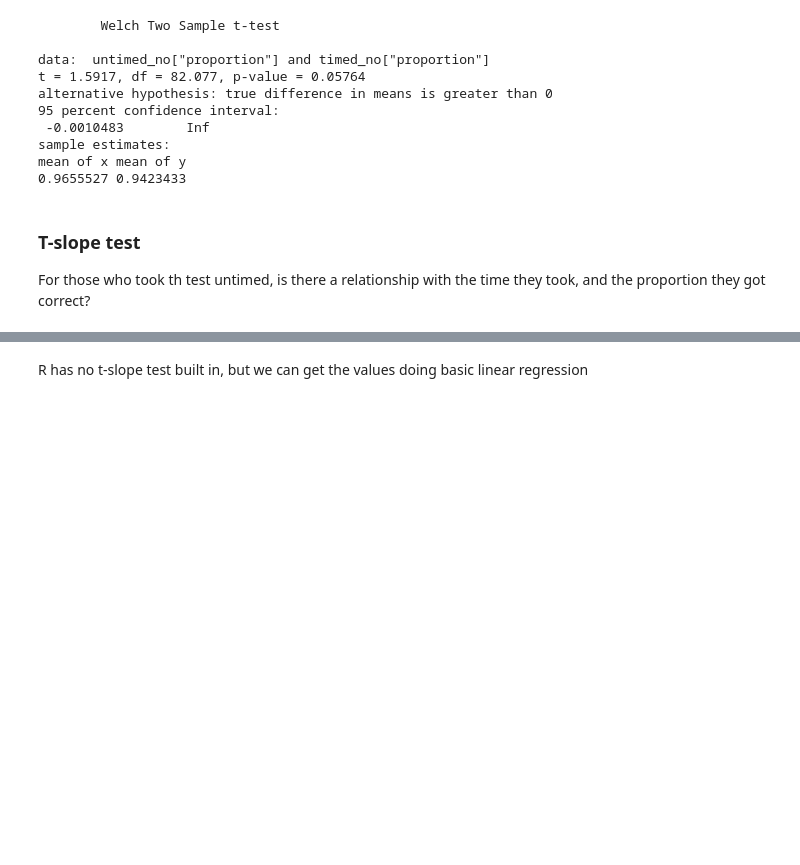
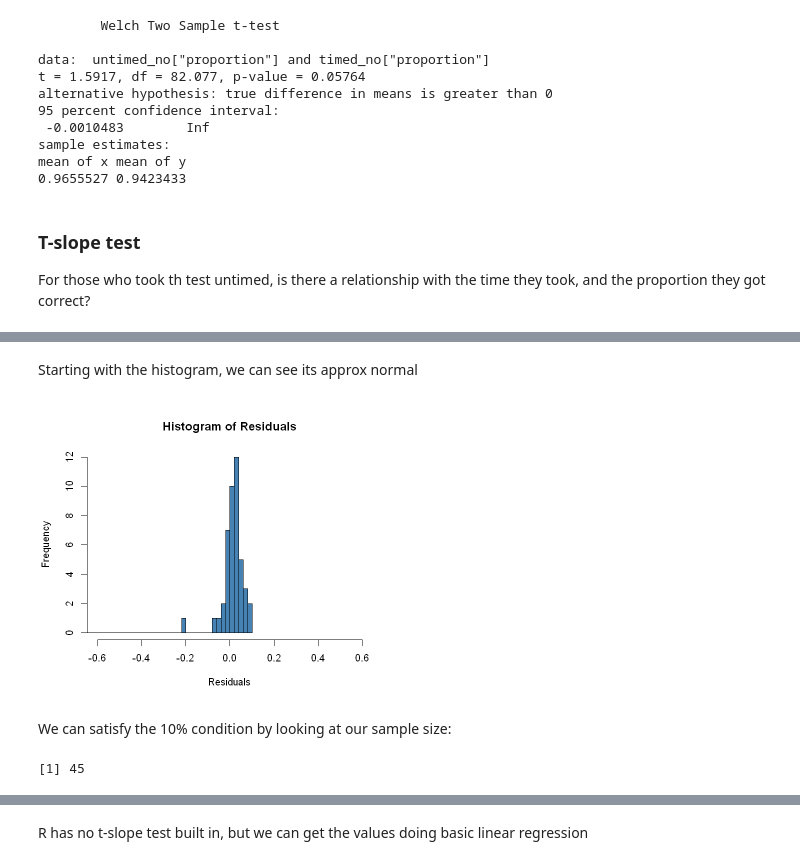
Before and after one commit to SentientPlatypus/time-limit-sim, a Jupyter notebook: notebook.ipynb, the cells around one changed output, grey strips where cells are left out. Saved outputs shown, nothing was run; the diff lists cells and outputs as text; code cells hidden in the pictures; blank space fills up the shorter version.

Commit message:
added conditions

```diff
--- a/notebook.ipynb
+++ b/notebook.ipynb
@@ -110,0 +123,17 @@ For those who took th test untimed, is there a relationship with the time they t
+# %% [markdown]
+Starting with the histogram, we can see its approx normal
+# %%
+model <- lm(proportion~et, data = untimed)
+residuals <- residuals(model)
+set_plot_dimensions(6, 5)
+
+# Create a histogram of the residuals
+hist(residuals, col = "steelblue",xlim = c(-.6, .6), ylim = c(0, 12), main = "Histogram of Residuals", xlab = "Residuals", breaks=50)
+# %% [output]
+[figure, added]
+# %% [markdown]
+We can satisfy the 10% condition by looking at our sample size:
+# %%
+nrow(untimed)
+# %% [output]
+[1] 45
```
Also changed, not shown: parts of 15 cells of this notebook.
